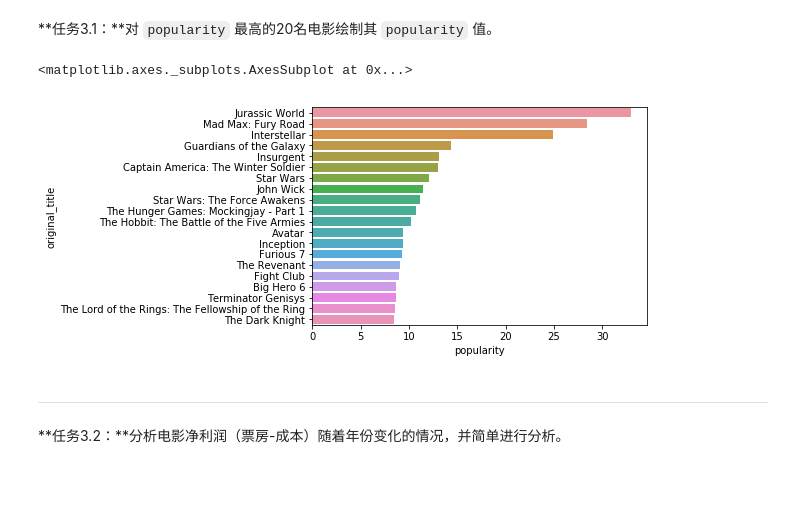
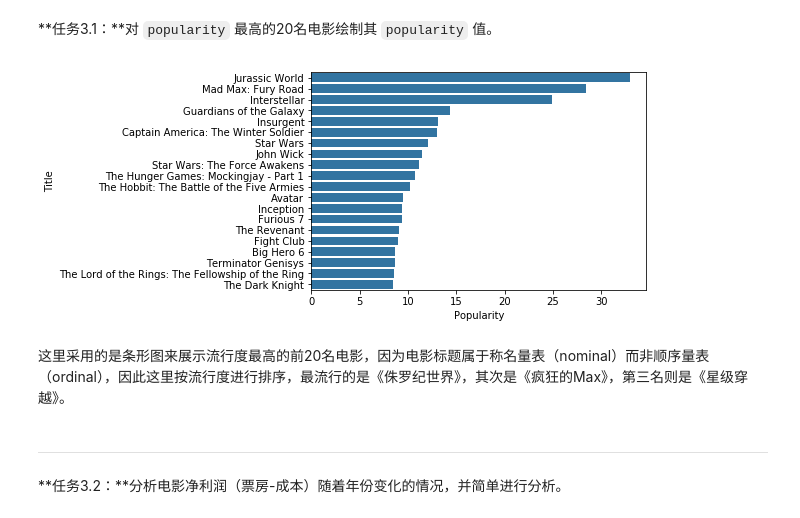
Before and after one commit to leesper/become-aipnd-learner, a Jupyter notebook: P2_ExploreMovieDataset/Explore Movie Dataset.ipynb, the cells around one changed output. Cells and saved outputs as stored; diff of their text form; code cells hidden in the pictures; blank space fills up the shorter version.

```diff
--- a/P2_ExploreMovieDataset/Explore Movie Dataset.ipynb
+++ b/P2_ExploreMovieDataset/Explore Movie Dataset.ipynb
@@ -389,13 +379,14 @@ Name: popularity, Length: 5016, dtype: float64
 **任务3.1：**对 `popularity` 最高的20名电影绘制其 `popularity` 值。
 # %%
 movies_top_20_pop = movie_data_cleaned.sort_values(by=['popularity'], ascending=False).head(20)
-bin_edges = np.arange(0, movies_top_20_pop['popularity'].max()+1, 2)
-# plt.hist(data=movies_top_20_pop, x='popularity', bins=bin_edges)
-movies_top_20_pop.head()
-sns.barplot(data=movies_top_20_pop, x='popularity', y='original_title')
+base_color = sns.color_palette()[0]
+sns.barplot(data=movies_top_20_pop, x='popularity', y='original_title', color=base_color)
+plt.xlabel('Popularity')
+plt.ylabel('Title');
 # %% [output]
-<matplotlib.axes._subplots.AxesSubplot at 0x...>
-[figure, old version]
+[figure, new version]
+# %% [markdown]
+这里采用的是条形图来展示流行度最高的前20名电影，因为电影标题属于称名量表（nominal）而非顺序量表（ordinal），因此这里按流行度进行排序，最流行的是《侏罗纪世界》，其次是《疯狂的Max》，第三名则是《星级穿越》。
 # %% [markdown]
 ---
 **任务3.2：**分析电影净利润（票房-成本）随着年份变化的情况，并简单进行分析。
```
Also changed, not shown: parts of 22 cells of this notebook, 2 other files.
